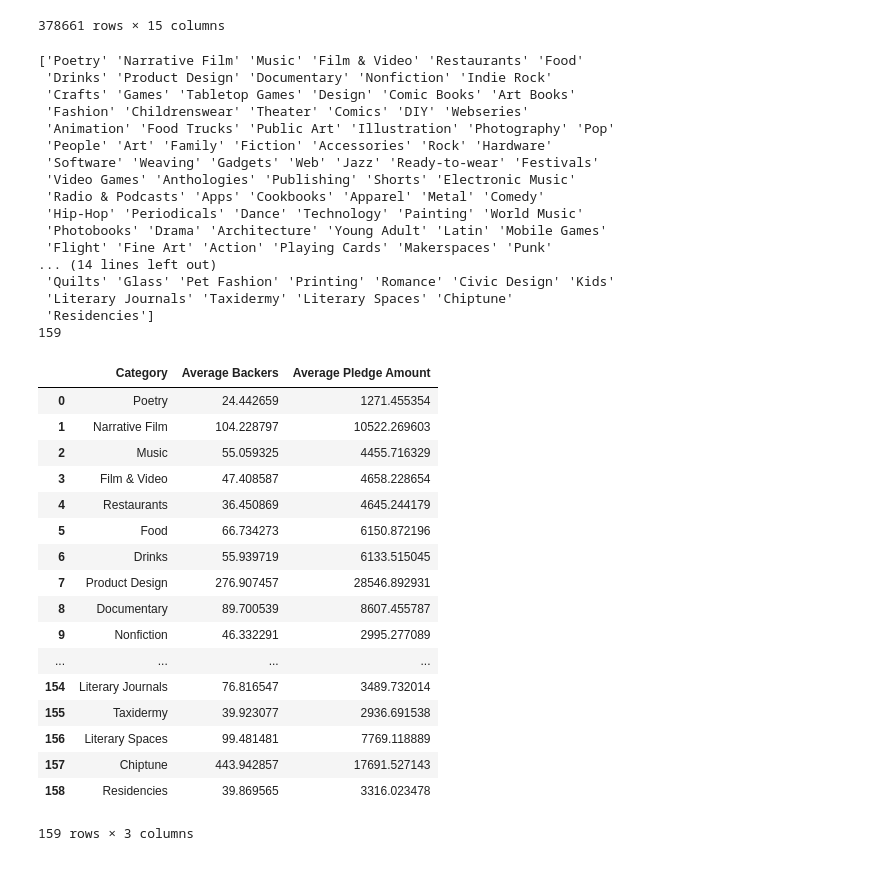
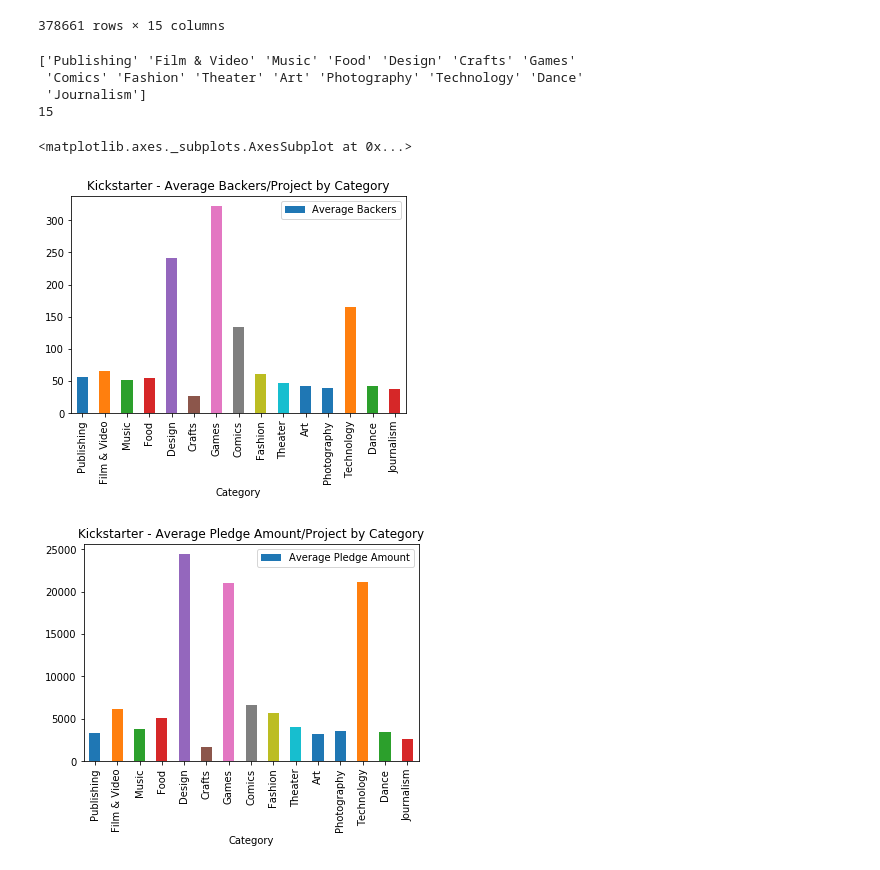
Before and after one commit to NotDachun/uw-datathon, a Jupyter notebook: insight_1.ipynb, the cells around one changed output. Drawn from its saved outputs; the diff is of its cells as text; code cells hidden in the pictures.

Commit message:
Updated insight one for visualization

```diff
--- a/insight_1.ipynb
+++ b/insight_1.ipynb
@@ -24,33 +24,20 @@ df
 | 378660 | 999988282 | Nou Renmen Ayiti! We Love Haiti! | Performance Art | Art | USD | 2011-08-16 | 2000.0 | 2011-07-19 09:07:47 | 524.00 | failed | ... |
 378661 rows × 15 columns
 # %%
-categories = df['category'].unique()
+categories = df['main_category'].unique()
 print(categories)
 print(len(categories))
 # %% [output]
-['Poetry' 'Narrative Film' 'Music' 'Film & Video' 'Restaurants' 'Food'
- 'Drinks' 'Product Design' 'Documentary' 'Nonfiction' 'Indie Rock'
- 'Crafts' 'Games' 'Tabletop Games' 'Design' 'Comic Books' 'Art Books'
- 'Fashion' 'Childrenswear' 'Theater' 'Comics' 'DIY' 'Webseries'
- 'Animation' 'Food Trucks' 'Public Art' 'Illustration' 'Photography' 'Pop'
- 'People' 'Art' 'Family' 'Fiction' 'Accessories' 'Rock' 'Hardware'
- 'Software' 'Weaving' 'Gadgets' 'Web' 'Jazz' 'Ready-to-wear' 'Festivals'
- 'Video Games' 'Anthologies' 'Publishing' 'Shorts' 'Electronic Music'
- 'Radio & Podcasts' 'Apps' 'Cookbooks' 'Apparel' 'Metal' 'Comedy'
- 'Hip-Hop' 'Periodicals' 'Dance' 'Technology' 'Painting' 'World Music'
- 'Photobooks' 'Drama' 'Architecture' 'Young Adult' 'Latin' 'Mobile Games'
- 'Flight' 'Fine Art' 'Action' 'Playing Cards' 'Makerspaces' 'Punk'
-... (14 lines left out)
- 'Quilts' 'Glass' 'Pet Fashion' 'Printing' 'Romance' 'Civic Design' 'Kids'
- 'Literary Journals' 'Taxidermy' 'Literary Spaces' 'Chiptune'
- 'Residencies']
-159
+['Publishing' 'Film & Video' 'Music' 'Food' 'Design' 'Crafts' 'Games'
+ 'Comics' 'Fashion' 'Theater' 'Art' 'Photography' 'Technology' 'Dance'
+ 'Journalism']
+15
 # %%
 categoryList = []
 backers = []
 pledged = []
 for category in categories:
-    newDf = df.loc[df['category'] == category]
+    newDf = df.loc[df['main_category'] == category]
     totalBackers = 0
     totalMoney = 0
     count = 0
@@ -62,25 +49,14 @@ for category in categories:
     backers.append(totalBackers / count)
     pledged.append(totalMoney / count)
     total = 0
-d = {'Category':categoryList, 'Average Backers':backers, 'Average Pledge Amount':pledged}
-result = pd.DataFrame(d)
-result
+d1 = {'Category':categoryList, 'Average Backers':backers}
+d2 = {'Category':categoryList, 'Average Pledge Amount':pledged}
+result1 = pd.DataFrame(d1)
+result2 = pd.DataFrame(d2)
-# %% [output]
-|  | Category | Average Backers | Average Pledge Amount |
-| 0 | Poetry | 24.442659 | 1271.455354 |
-| 1 | Narrative Film | 104.228797 | 10522.269603 |
-| 2 | Music | 55.059325 | 4455.716329 |
-| 3 | Film & Video | 47.408587 | 4658.228654 |
-| 4 | Restaurants | 36.450869 | 4645.244179 |
-| 5 | Food | 66.734273 | 6150.872196 |
-| 6 | Drinks | 55.939719 | 6133.515045 |
-| 7 | Product Design | 276.907457 | 28546.892931 |
-| 8 | Documentary | 89.700539 | 8607.455787 |
-| 9 | Nonfiction | 46.332291 | 2995.277089 |
-| ... | ... | ... | ... |
-| 154 | Literary Journals | 76.816547 | 3489.732014 |
-| 155 | Taxidermy | 39.923077 | 2936.691538 |
-| 156 | Literary Spaces | 99.481481 | 7769.118889 |
-| 157 | Chiptune | 443.942857 | 17691.527143 |
-| 158 | Residencies | 39.869565 | 3316.023478 |
-159 rows × 3 columns
+# %%
+result1.plot.bar(x='Category', y='Average Backers', title='Kickstarter - Average Backers/Project by Category')
+result2.plot.bar(x='Category', y='Average Pledge Amount', title='Kickstarter - Average Pledge Amount/Project by Category')
+# %% [output]
+<matplotlib.axes._subplots.AxesSubplot at 0x...>
+[figure, added]
+[figure, added]
```
